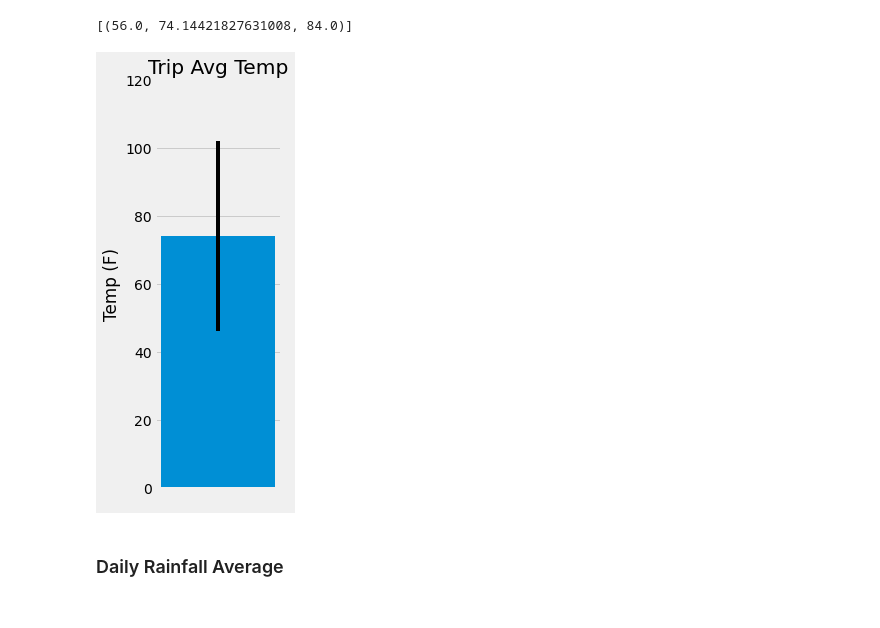
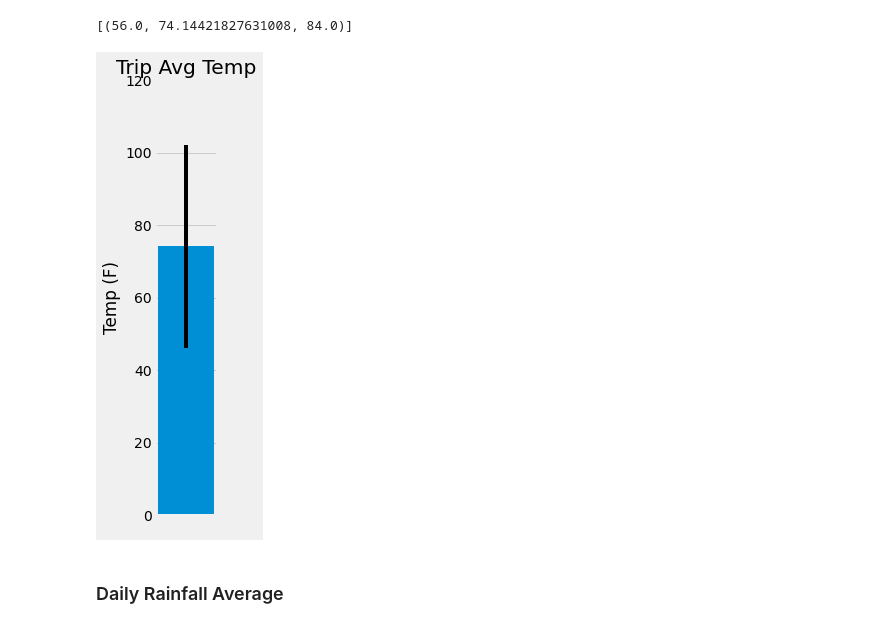
Before and after one commit to scottgall/sqlalchemy-challenge, a Jupyter notebook: bonus2.ipynb, the cells around one changed output. Cells and saved outputs as stored; diff of their text form; code cells hidden in the pictures.

```diff
--- a/bonus2.ipynb
+++ b/bonus2.ipynb
@@ -68,19 +68,20 @@ stats
 # %%
 # Plot the results from your previous query as a bar chart.
 # Use "Trip Avg Temp" as your Title
 # Use the average temperature for bar height (y value)
 # Use the peak-to-peak (tmax-tmin) value as the y error bar (yerr)
 fig, ax = plt.subplots(1,1)
 ax.bar(' ',stats[0][1],yerr=[stats[0][2]-stats[0][0]])
 ax.set_ylim(0,120)
 fig.set_size_inches(2,7)
 plt.title('Trip Avg Temp')
 plt.ylabel('Temp (F)')
 plt.grid(axis='x')
+plt.tight_layout()
 plt.savefig('Images/avg_temp.png')
 plt.show()
 # %% [output]
-[figure, old version]
+[figure, new version]
 # %% [markdown]
 ### Daily Rainfall Average
 # %%
```
Also changed, not shown: parts of 1 cell of this notebook, 1 other file.
